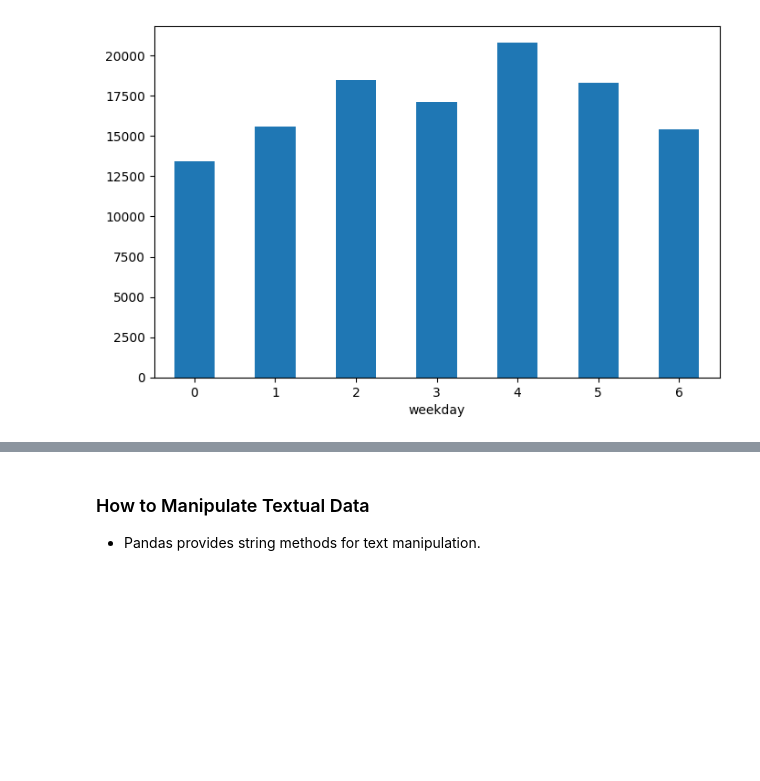
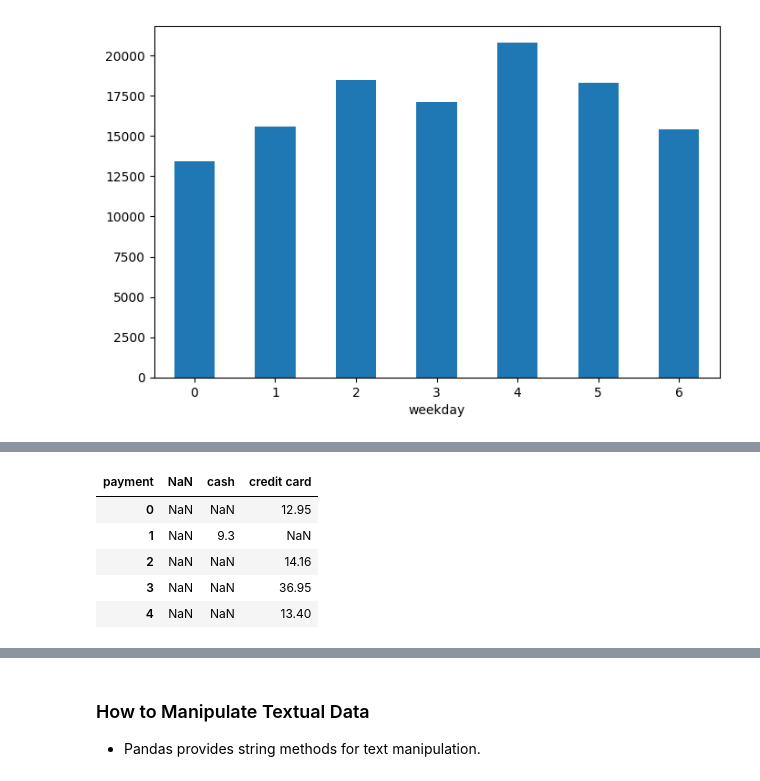
Before and after one commit to ake369/python_tutorial, a Jupyter notebook: notebooks/pandas.ipynb, the cells around one changed output, grey strips where cells are left out. Saved outputs shown, nothing was run; the diff lists cells and outputs as text; code cells hidden in the pictures; blank space fills up the shorter version.

```diff
--- a/notebooks/pandas.ipynb
+++ b/notebooks/pandas.ipynb
@@ -789,0 +810,11 @@ df.groupby(df['weekday'])['total'].sum().plot(kind ='bar', rot=0, ax=axes)
+# %%
+new_df = df.pivot(columns='payment' ,values='total')
+# %%
+new_df.head()
+# %% [output]
+| payment | NaN | cash | credit card |
+| 0 | NaN | NaN | 12.95 |
+| 1 | NaN | 9.3 | NaN |
+| 2 | NaN | NaN | 14.16 |
+| 3 | NaN | NaN | 36.95 |
+| 4 | NaN | NaN | 13.40 |
```
Also changed, not shown: parts of 14 cells of this notebook.
